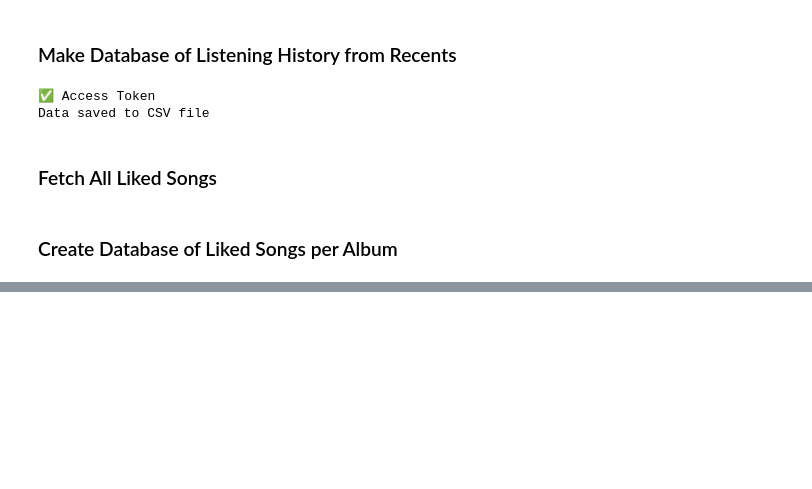
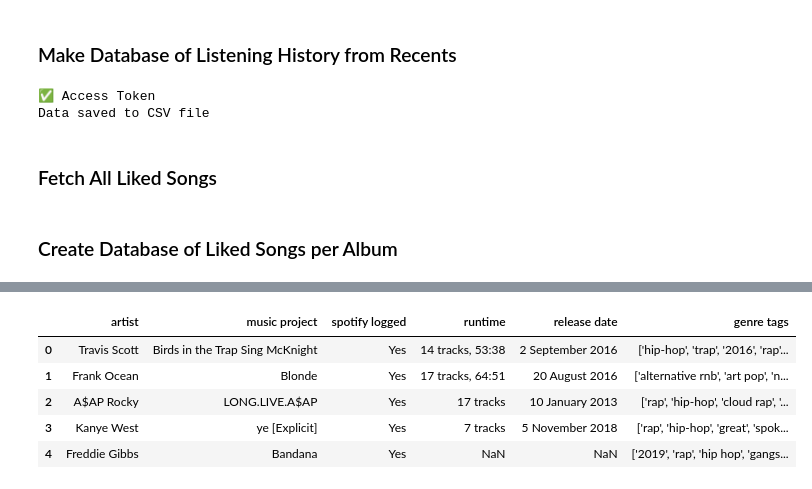
Before and after one commit to yashaswat/Music-History, a Jupyter notebook: make_datasets.ipynb, the cells around one changed output, grey strips where cells are left out. Saved outputs shown, nothing was run; the diff lists cells and outputs as text; code cells hidden in the pictures; blank space fills up the shorter version.

```diff
--- a/make_datasets.ipynb
+++ b/make_datasets.ipynb
@@ -203,3 +205,13 @@ album_wise_liked.head(10)
 | 7 | Make Way for Dionne Warwick | Walk on By | 67.00 |
 | 8 | Evr’y Time We Say Goodbye - All-T... | Georgia on My Mind | 56.00 |
 | 9 | The Genesis of Aretha: 1960-1966 | One Step Ahead | 47.00 |
+# %%
+og_df = pd.read_excel('Music Data/my_music_history.xlsx', encoding='utf-8')
+og_df.head()
+# %% [output]
+|  | artist | music project | spotify logged | runtime | release date | genre tags |
+| 0 | Travis Scott | Birds in the Trap Sing McKnight | Yes | 14 tracks, 53:38 | 2 September 2016 | ['hip-hop', 'trap', '2016', 'rap'... |
+| 1 | Frank Ocean | Blonde | Yes | 17 tracks, 64:51 | 20 August 2016 | ['alternative rnb', 'art pop', 'n... |
+| 2 | A$AP Rocky | LONG.LIVE.A$AP | Yes | 17 tracks | 10 January 2013 | ['rap', 'hip-hop', 'cloud rap', '... |
+| 3 | Kanye West | ye [Explicit] | Yes | 7 tracks | 5 November 2018 | ['rap', 'hip-hop', 'great', 'spok... |
+| 4 | Freddie Gibbs | Bandana | Yes | NaN | NaN | ['2019', 'rap', 'hip hop', 'gangs... |
```
Also changed, not shown: parts of 3 cells of this notebook, 2 other files.
